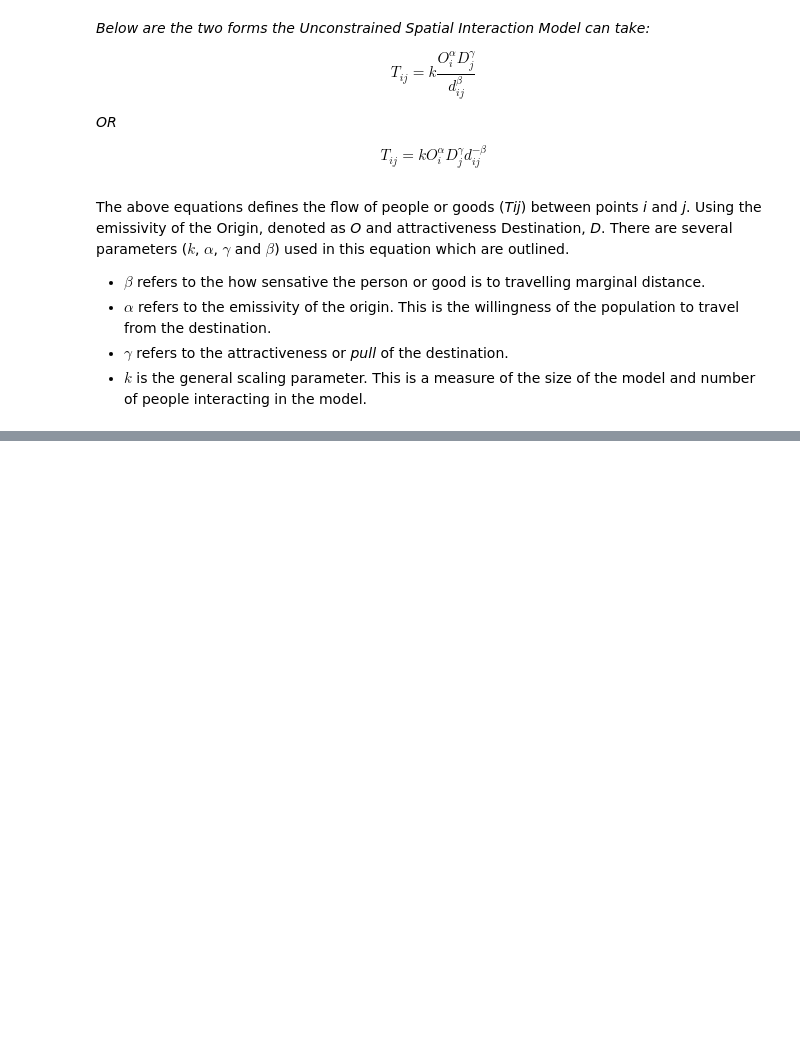
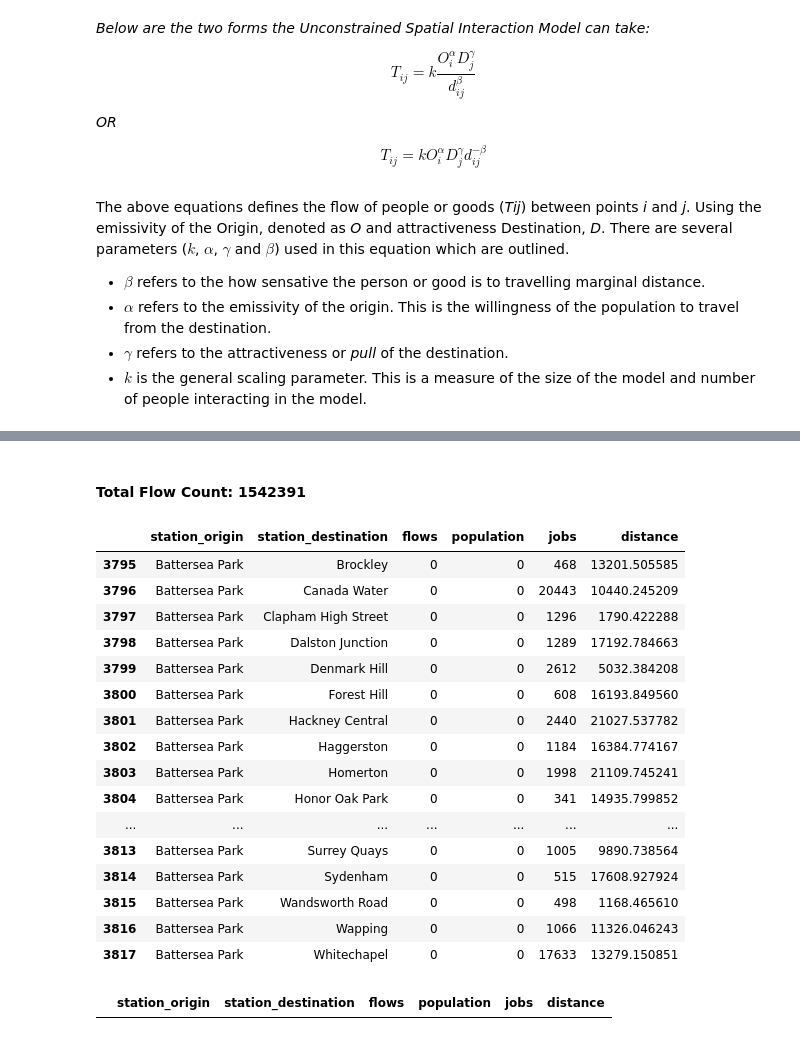
Before and after one commit to NikhilSDesai/UrbanSimulation, a Jupyter notebook: Final_Assessment.ipynb, the cells around one changed output, grey strips where cells are left out. Drawn from its saved outputs; the diff is of its cells as text; code cells hidden in the pictures; blank space fills up the shorter version.

```diff
--- a/Final_Assessment.ipynb
+++ b/Final_Assessment.ipynb
@@ -1809,0 +1824,4 @@ This model is widely used in transportation planning, migration studies, and urb
+# %%
+# flows data
+london_flows = pd.read_csv("data/london_flows.csv")
+london_flows.head()
@@ -1809,0 +1875,14 @@ This model is widely used in transportation planning, migration studies, and urb
+# %%
+# pivot table
+london_flows_pivot = pd.pivot_table(
+    london_flows,
+    values="flows",
+    index="station_origin",
+    columns="station_destination",
+    aggfunc=np.sum,
+    margins=True,
+)
+london_flows_pivot
+
+pd.set_option("display.max_columns", None)
+london_flows_pivot
@@ -1809,0 +1904,24 @@ This model is widely used in transportation planning, migration studies, and urb
+# %% [markdown]
+#### Total Flow Count: 1542391
+# %%
+london_flows = london_flows[(london_flows!=0).all(1)]
+# %%
+london_flows[london_flows["station_origin"] == "Battersea Park"]
+# %% [output]
+|  | station_origin | station_destination | flows | population | jobs | distance |
+| 3795 | Battersea Park | Brockley | 0 | 0 | 468 | 13201.505585 |
+| 3796 | Battersea Park | Canada Water | 0 | 0 | 20443 | 10440.245209 |
+| 3797 | Battersea Park | Clapham High Street | 0 | 0 | 1296 | 1790.422288 |
+| 3798 | Battersea Park | Dalston Junction | 0 | 0 | 1289 | 17192.784663 |
+| 3799 | Battersea Park | Denmark Hill | 0 | 0 | 2612 | 5032.384208 |
+| 3800 | Battersea Park | Forest Hill | 0 | 0 | 608 | 16193.849560 |
+| 3801 | Battersea Park | Hackney Central | 0 | 0 | 2440 | 21027.537782 |
+| 3802 | Battersea Park | Haggerston | 0 | 0 | 1184 | 16384.774167 |
+| 3803 | Battersea Park | Homerton | 0 | 0 | 1998 | 21109.745241 |
+| 3804 | Battersea Park | Honor Oak Park | 0 | 0 | 341 | 14935.799852 |
+| ... | ... | ... | ... | ... | ... | ... |
+| 3813 | Battersea Park | Surrey Quays | 0 | 0 | 1005 | 9890.738564 |
+| 3814 | Battersea Park | Sydenham | 0 | 0 | 515 | 17608.927924 |
+| 3815 | Battersea Park | Wandsworth Road | 0 | 0 | 498 | 1168.465610 |
+| 3816 | Battersea Park | Wapping | 0 | 0 | 1066 | 11326.046243 |
+| 3817 | Battersea Park | Whitechapel | 0 | 0 | 17633 | 13279.150851 |
@@ -1809,0 +1933,5 @@ This model is widely used in transportation planning, migration studies, and urb
+# %%
+# check
+london_flows[london_flows["station_origin"] == "Battersea Park"]
+# %% [output]
+|  | station_origin | station_destination | flows | population | jobs | distance |
```
Also changed, not shown: parts of 23 cells of this notebook.
